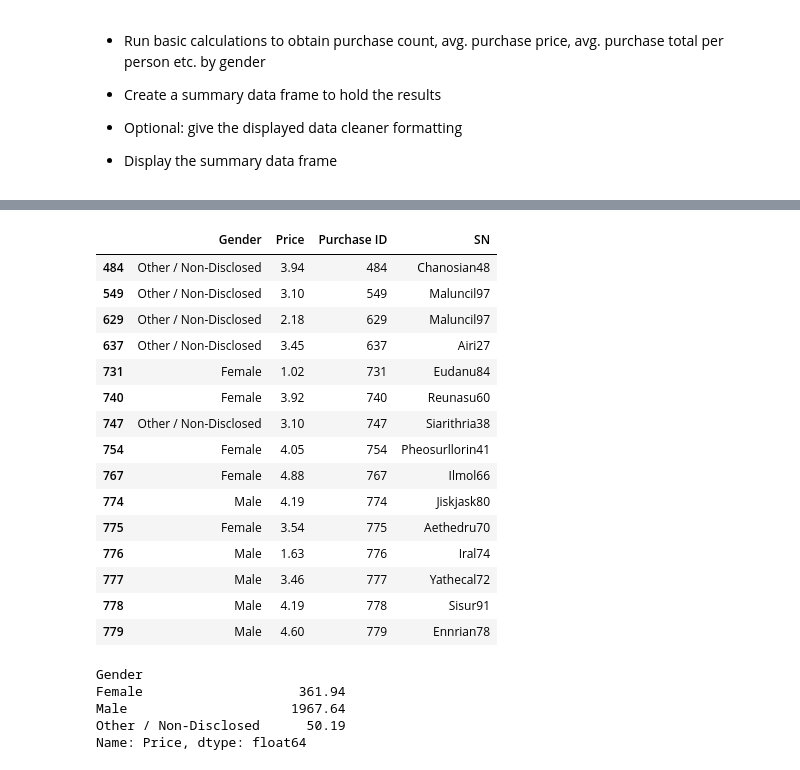
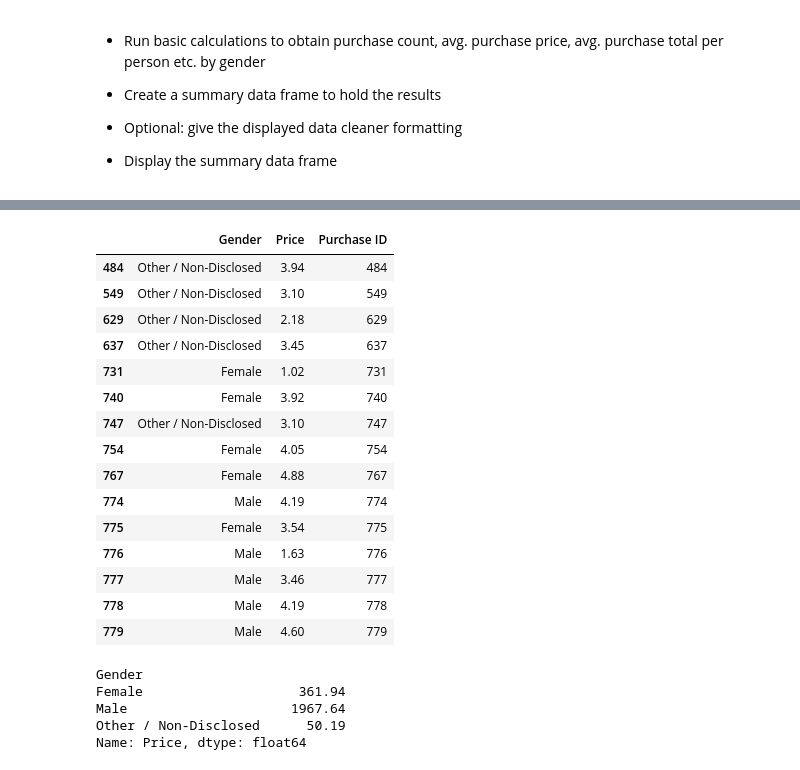
Before and after one commit to acsours/pandas-challenge, a Jupyter notebook: HeroesofPymoli/HeroesOfPymoli_starter-Copy1.ipynb, the cells around one changed output, grey strips where cells are left out. Saved outputs shown, nothing was run; the diff lists cells and outputs as text; code cells hidden in the pictures.

```diff
--- a/HeroesofPymoli/HeroesOfPymoli_starter-Copy1.ipynb
+++ b/HeroesofPymoli/HeroesOfPymoli_starter-Copy1.ipynb
@@ -187,31 +173,31 @@ gender_demo_df.sort_values('Percentage of Players', ascending=False)
 # %%
 # do this one by df.groupby([gender])["Price"].count()
-purchase_analysis_df=purchase_data_df.loc[:, ['Gender', 'Price', 'Purchase ID', 'SN']]
+purchase_analysis_df=purchase_data_df.loc[:, ['Gender', 'Price', 'Purchase ID']]
 purchase_analysis_df.tail()
 
 # need purchase count = how many purchases made by female/male/undisclosed = count with filter
 grouped_pa_df=purchase_analysis_df.groupby(['Gender'])
 
 purchase_count=grouped_pa_df['Purchase ID'].count()
 
 grouped_pa_df.tail()
 # %% [output]
-|  | Gender | Price | Purchase ID | SN |
-| 484 | Other / Non-Disclosed | 3.94 | 484 | Chanosian48 |
-| 549 | Other / Non-Disclosed | 3.10 | 549 | Maluncil97 |
-| 629 | Other / Non-Disclosed | 2.18 | 629 | Maluncil97 |
-| 637 | Other / Non-Disclosed | 3.45 | 637 | Airi27 |
-| 731 | Female | 1.02 | 731 | Eudanu84 |
-| 740 | Female | 3.92 | 740 | Reunasu60 |
-| 747 | Other / Non-Disclosed | 3.10 | 747 | Siarithria38 |
-| 754 | Female | 4.05 | 754 | Pheosurllorin41 |
-| 767 | Female | 4.88 | 767 | Ilmol66 |
-| 774 | Male | 4.19 | 774 | Jiskjask80 |
-| 775 | Female | 3.54 | 775 | Aethedru70 |
-| 776 | Male | 1.63 | 776 | Iral74 |
-| 777 | Male | 3.46 | 777 | Yathecal72 |
-| 778 | Male | 4.19 | 778 | Sisur91 |
-| 779 | Male | 4.60 | 779 | Ennrian78 |
+|  | Gender | Price | Purchase ID |
+| 484 | Other / Non-Disclosed | 3.94 | 484 |
+| 549 | Other / Non-Disclosed | 3.10 | 549 |
+| 629 | Other / Non-Disclosed | 2.18 | 629 |
+| 637 | Other / Non-Disclosed | 3.45 | 637 |
+| 731 | Female | 1.02 | 731 |
+| 740 | Female | 3.92 | 740 |
+| 747 | Other / Non-Disclosed | 3.10 | 747 |
+| 754 | Female | 4.05 | 754 |
+| 767 | Female | 4.88 | 767 |
+| 774 | Male | 4.19 | 774 |
+| 775 | Female | 3.54 | 775 |
+| 776 | Male | 1.63 | 776 |
+| 777 | Male | 3.46 | 777 |
+| 778 | Male | 4.19 | 778 |
+| 779 | Male | 4.60 | 779 |
 # %%
 # total purchase value = sum of price
 tot_value=grouped_pa_df['Price'].sum()
```
Also changed, not shown: parts of 9 cells of this notebook.
